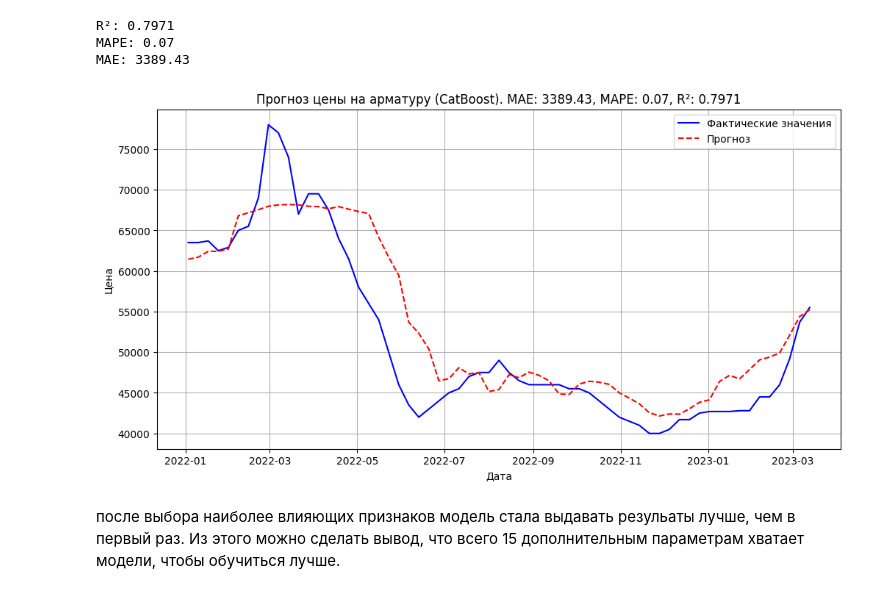
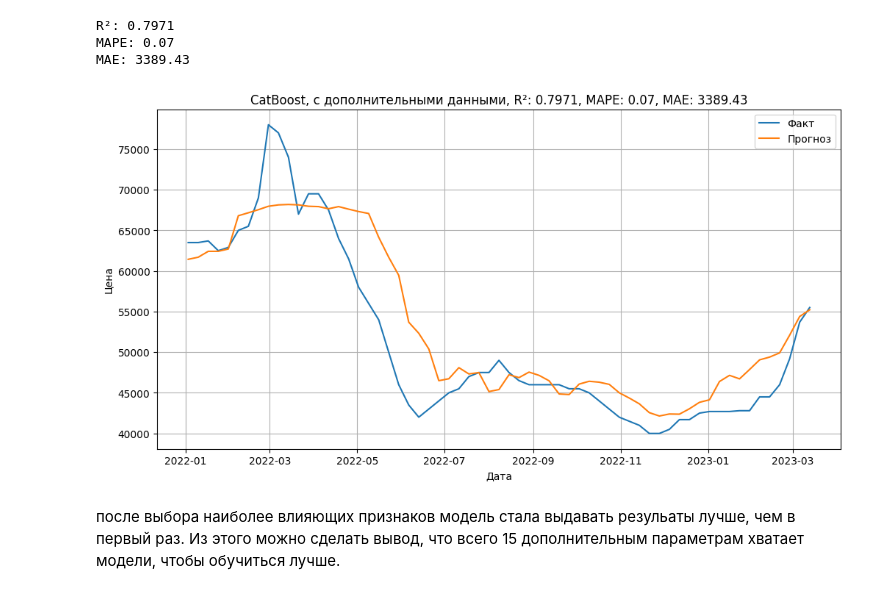
Before and after one commit to kaninn-i/ml_intensiv_3, a Jupyter notebook: ilia_kanin/CatBoost_model.ipynb, the cells around one changed output. Saved outputs shown, nothing was run; the diff lists cells and outputs as text; code cells hidden in the pictures.

```diff
--- a/ilia_kanin/CatBoost_model.ipynb
+++ b/ilia_kanin/CatBoost_model.ipynb
@@ -169,16 +169,16 @@ MAE: 3389.43
 # %%
 # визуализация результатов
 plt.figure(figsize=(12, 6))
-plt.plot(test.index, y_test, label='Фактические значения', color='blue')
-plt.plot(test.index, predictions, label='Прогноз', color='red', linestyle='--')
-plt.title(f'Прогноз цены на арматуру (CatBoost). MAE: {mae:.2f}, MAPE: {mape:.2f}, R²: {r2:.4f}')
+plt.plot(test.index, y_test, label='Факт')
+plt.plot(test.index, predictions, label='Прогноз')
+plt.title(f'CatBoost, с дополнительными данными, R²: {r2:.4f}, MAPE: {mape:.2f}, MAE: {mae:.2f}')
 plt.xlabel('Дата')
 plt.ylabel('Цена')
 plt.legend()
 plt.grid(True)
 plt.show()
 # %% [output]
-[figure, old version]
+[figure, new version]
 # %% [markdown]
 после выбора наиболее влияющих признаков модель стала выдавать резульаты лучше, чем в первый раз. Из этого можно сделать вывод, что всего 15 дополнительным параметрам хватает модели, чтобы обучиться лучше.
 # %%
```
Also changed, not shown: parts of 2 cells of this notebook, 10 other files.
